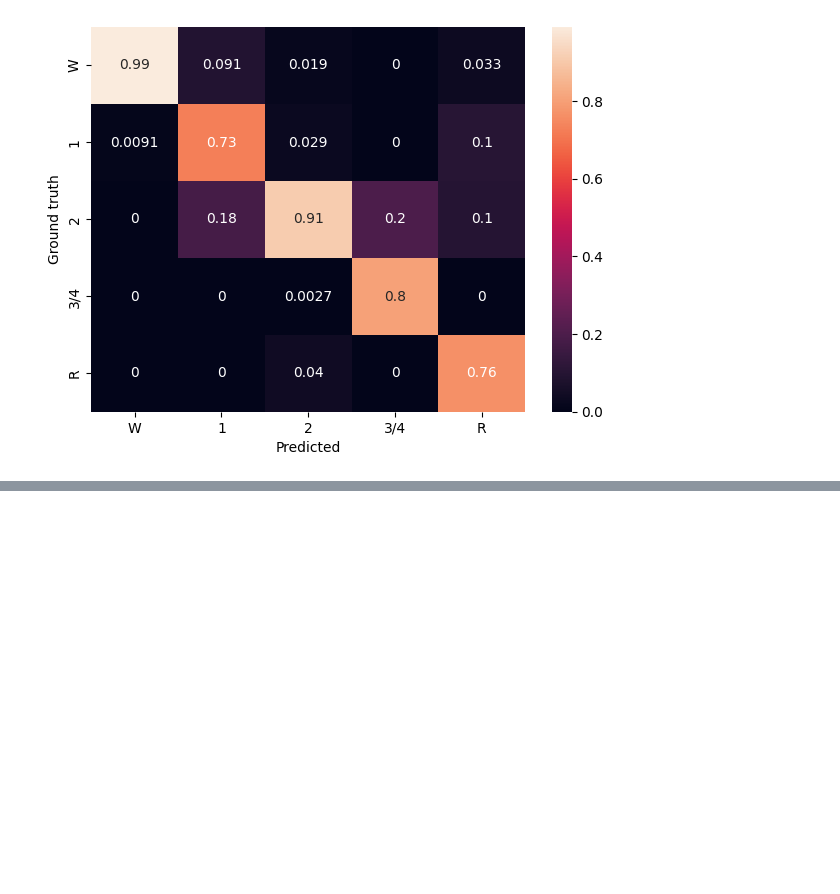
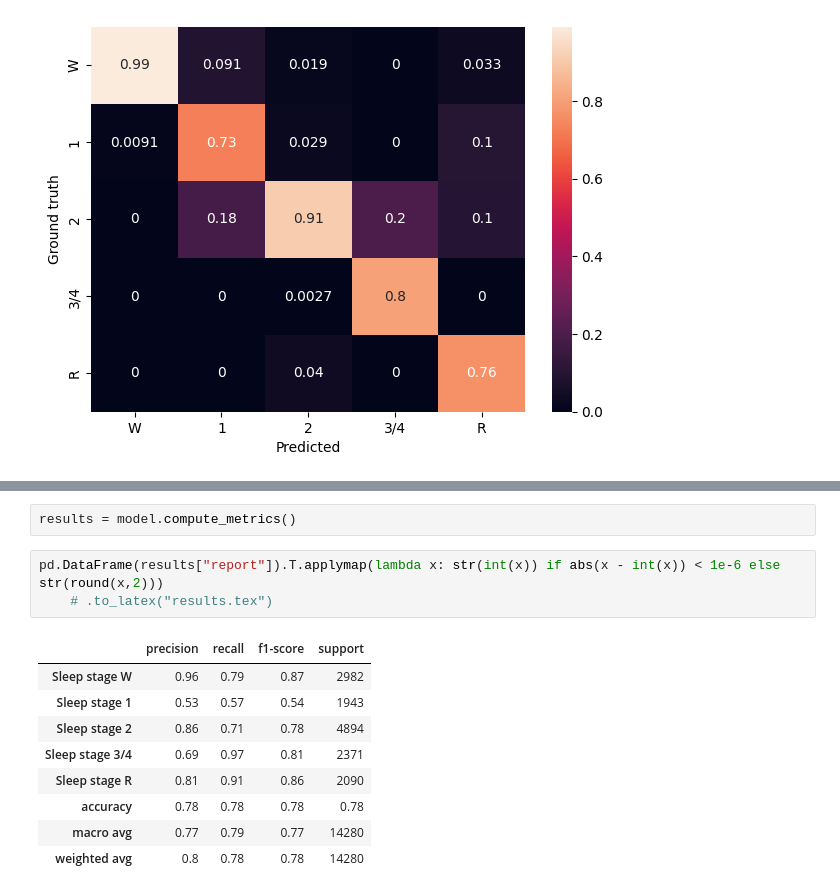
Before and after one commit to filippodaniotti/5AUA0-Project4, a Jupyter notebook: results.ipynb, the cells around one changed output, grey strips where cells are left out. Cells and saved outputs as stored; diff of their text form; blank space fills up the shorter version.

```diff
--- a/results.ipynb
+++ b/results.ipynb
@@ -107,0 +175,15 @@ plt.show()
+# %%
+results = model.compute_metrics()
+# %%
+pd.DataFrame(results["report"]).T.applymap(lambda x: str(int(x)) if abs(x - int(x)) < 1e-6 else str(round(x,2)))
+    # .to_latex("results.tex")
+# %% [output]
+|  | precision | recall | f1-score | support |
+| Sleep stage W | 0.96 | 0.79 | 0.87 | 2982 |
+| Sleep stage 1 | 0.53 | 0.57 | 0.54 | 1943 |
+| Sleep stage 2 | 0.86 | 0.71 | 0.78 | 4894 |
+| Sleep stage 3/4 | 0.69 | 0.97 | 0.81 | 2371 |
+| Sleep stage R | 0.81 | 0.91 | 0.86 | 2090 |
+| accuracy | 0.78 | 0.78 | 0.78 | 0.78 |
+| macro avg | 0.77 | 0.79 | 0.77 | 14280 |
+| weighted avg | 0.8 | 0.78 | 0.78 | 14280 |
```
Also changed, not shown: parts of 7 cells of this notebook, 9 other files.
